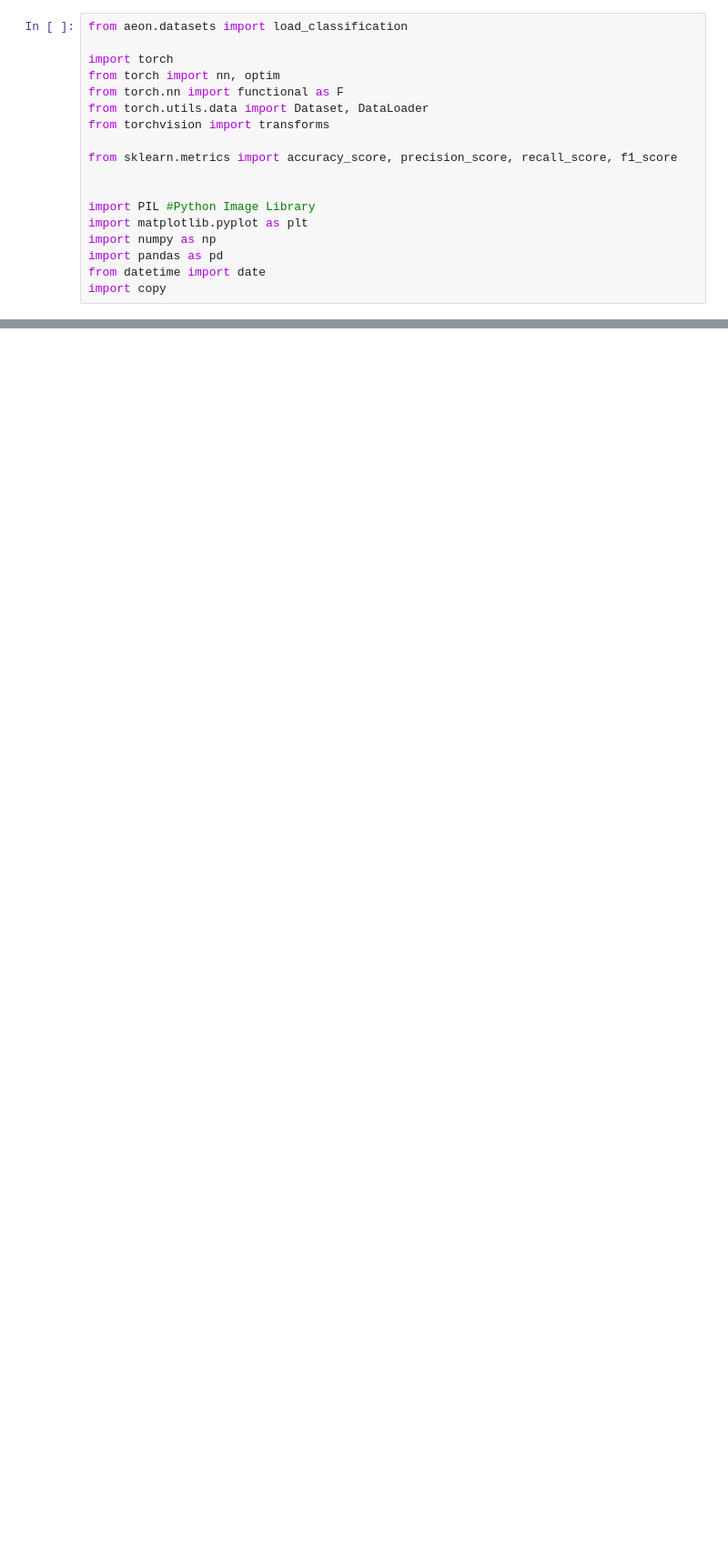
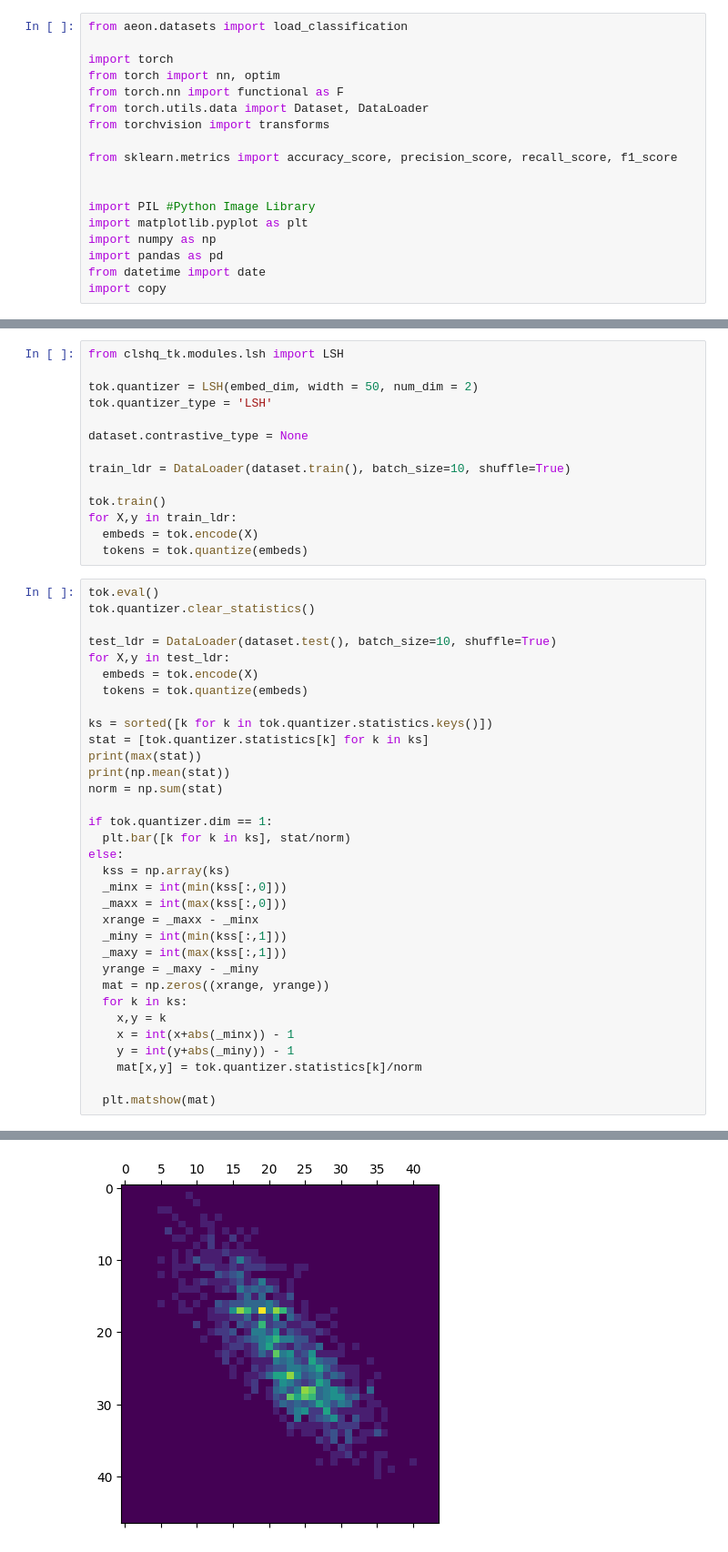
Before and after one commit to petroniocandido/clshq_tk, a Jupyter notebook: clshq_tk.ipynb, the cells around one changed output, grey strips where cells are left out. Shown: that part at 91% size. Cells and saved outputs as stored; diff of their text form; blank space fills up the shorter version.

Commit message:
Bugfixes and improvements in LSH and LSH Tokenizer

```diff
--- a/clshq_tk.ipynb
+++ b/clshq_tk.ipynb
@@ -77,0 +90,48 @@ ou externo, um programa operÃ¡vel ou um arquivo em lotes.
+# %%
+from clshq_tk.modules.lsh import LSH
+
+tok.quantizer = LSH(embed_dim, width = 50, num_dim = 2)
+tok.quantizer_type = 'LSH'
+
+dataset.contrastive_type = None
+
+train_ldr = DataLoader(dataset.train(), batch_size=10, shuffle=True)
+
+tok.train()
+for X,y in train_ldr:
+  embeds = tok.encode(X)
+  tokens = tok.quantize(embeds)
+# %%
+tok.eval()
+tok.quantizer.clear_statistics()
+
+test_ldr = DataLoader(dataset.test(), batch_size=10, shuffle=True)
+for X,y in test_ldr:
+  embeds = tok.encode(X)
+  tokens = tok.quantize(embeds)
+
+ks = sorted([k for k in tok.quantizer.statistics.keys()])
+stat = [tok.quantizer.statistics[k] for k in ks]
+print(max(stat))
+print(np.mean(stat))
+norm = np.sum(stat)
+
+if tok.quantizer.dim == 1:
+  plt.bar([k for k in ks], stat/norm)
+else:
+  kss = np.array(ks)
+  _minx = int(min(kss[:,0]))
+  _maxx = int(max(kss[:,0]))
+  xrange = _maxx - _minx
+  _miny = int(min(kss[:,1]))
+  _maxy = int(max(kss[:,1]))
+  yrange = _maxy - _miny
+  mat = np.zeros((xrange, yrange))
+  for k in ks:
+    x,y = k
+    x = int(x+abs(_minx)) - 1
+    y = int(y+abs(_miny)) - 1
+    mat[x,y] = tok.quantizer.statistics[k]/norm
+
+  plt.matshow(mat)
+# %% [output]
@@ -77,0 +140 @@ ou externo, um programa operÃ¡vel ou um arquivo em lotes.
+[figure, added]
```
Also changed, not shown: parts of 12 cells of this notebook, 2 other files.
